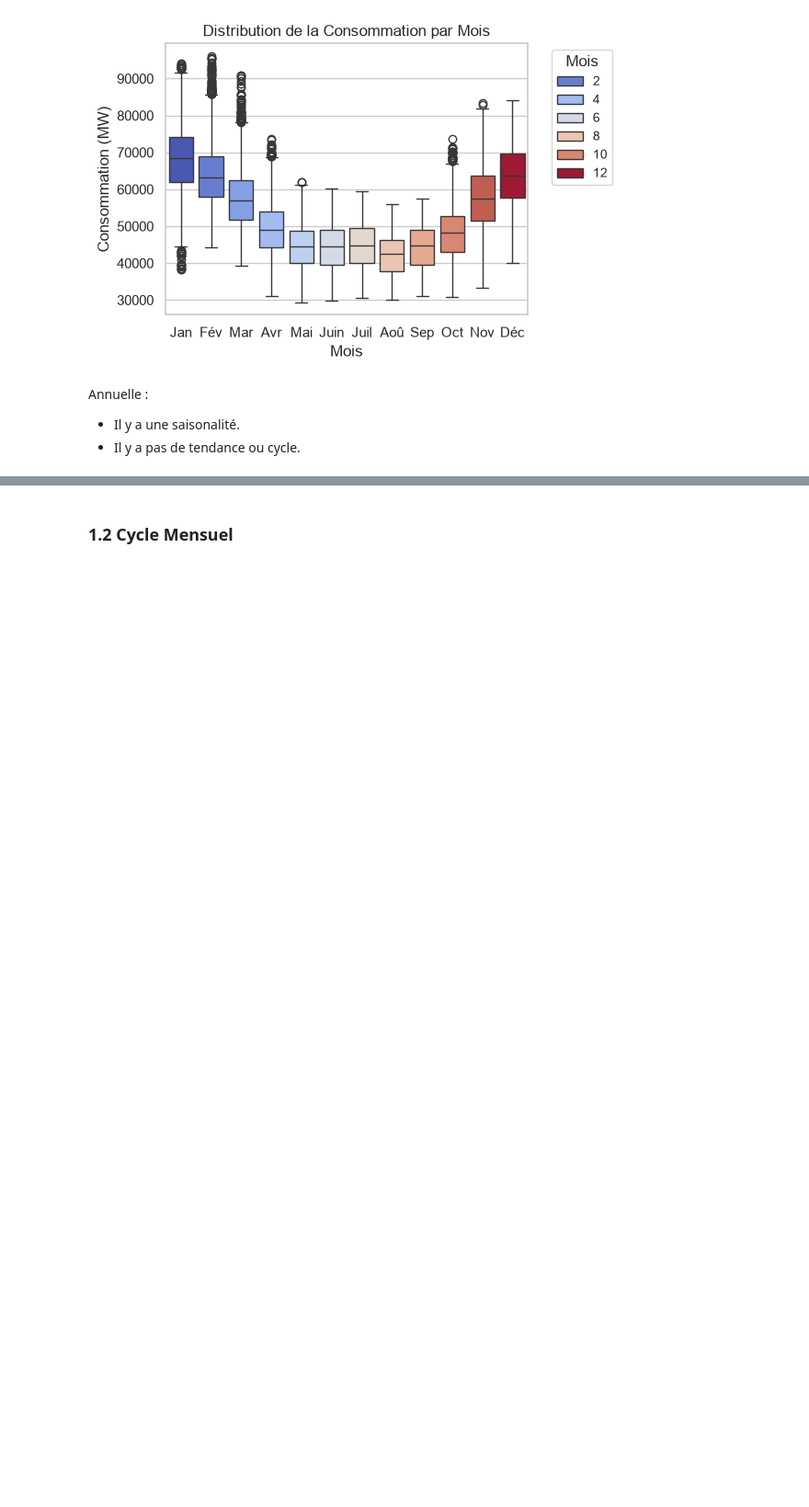
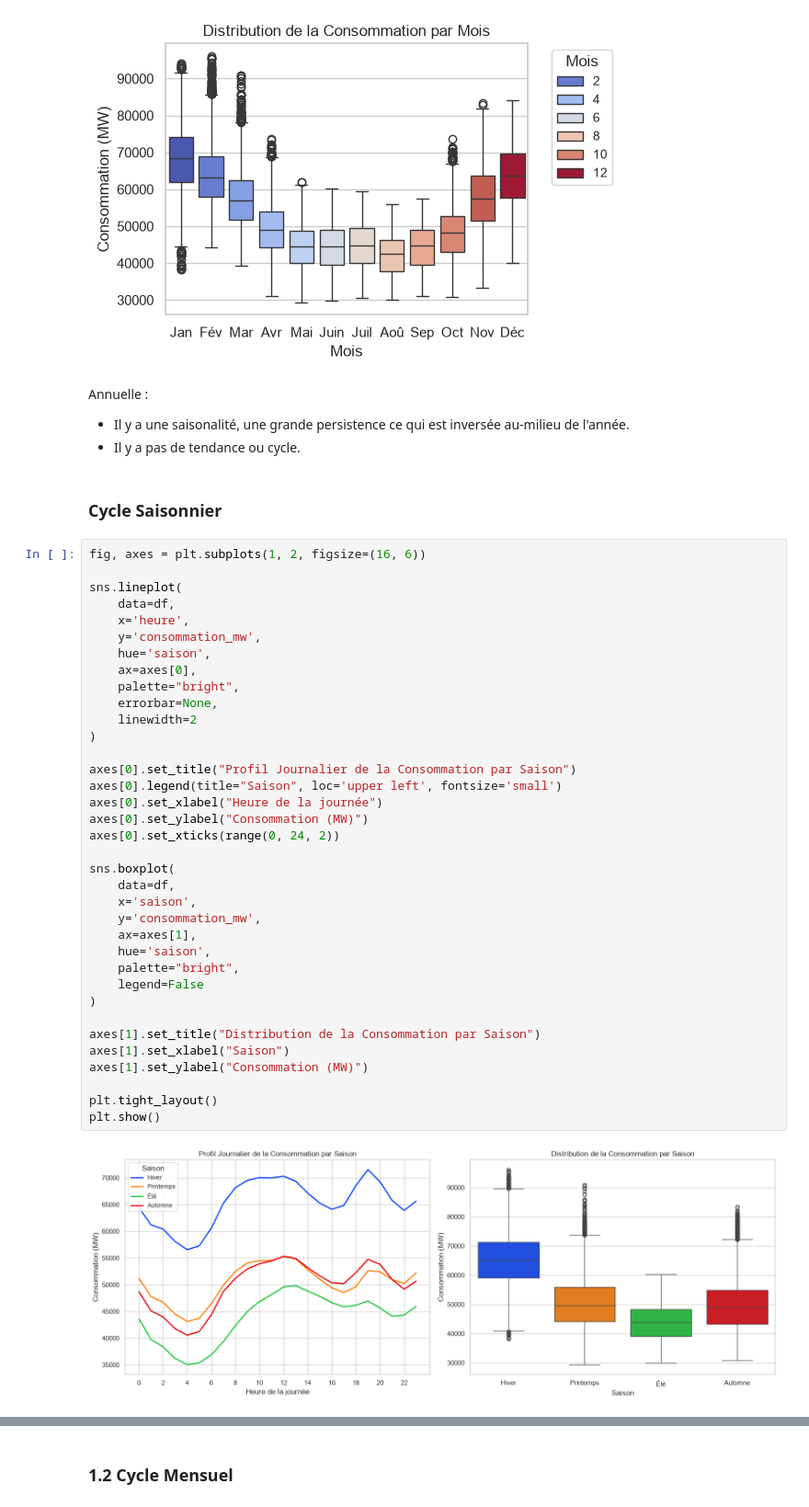
Before and after one commit to LeStolz/ConsommationElectrique, a Jupyter notebook: notebooks/01_exploration_donnees.ipynb, the cells around one changed output, grey strips where cells are left out. Shown at 92% size. Saved outputs shown, nothing was run; the diff lists cells and outputs as text; blank space fills up the shorter version.

```diff
--- a/notebooks/01_exploration_donnees.ipynb
+++ b/notebooks/01_exploration_donnees.ipynb
@@ -267,5 +285,45 @@ plt.show()
 [figure]
 # %% [markdown]
 Annuelle :
-- Il y a une saisonalité.
+- Il y a une saisonalité, une grande persistence ce qui est inversée au-milieu de l'année.
 - Il y a pas de tendance ou cycle.
+# %% [markdown]
+### Cycle Saisonnier
+# %%
+fig, axes = plt.subplots(1, 2, figsize=(16, 6))
+
+sns.lineplot(
+    data=df,
+    x='heure',
+    y='consommation_mw',
+    hue='saison',
+    ax=axes[0],
+    palette="bright",
+    errorbar=None,
+    linewidth=2
+)
+
+axes[0].set_title("Profil Journalier de la Consommation par Saison")
+axes[0].legend(title="Saison", loc='upper left', fontsize='small')
+axes[0].set_xlabel("Heure de la journée")
+axes[0].set_ylabel("Consommation (MW)")
+axes[0].set_xticks(range(0, 24, 2))
+
+sns.boxplot(
+    data=df,
+    x='saison',
+    y='consommation_mw',
+    ax=axes[1],
+    hue='saison',
+    palette="bright",
+    legend=False
+)
+
+axes[1].set_title("Distribution de la Consommation par Saison")
+axes[1].set_xlabel("Saison")
+axes[1].set_ylabel("Consommation (MW)")
+
+plt.tight_layout()
+plt.show()
+# %% [output]
+[figure, added]
```
Also changed, not shown: parts of 27 cells of this notebook, 18 other files.
